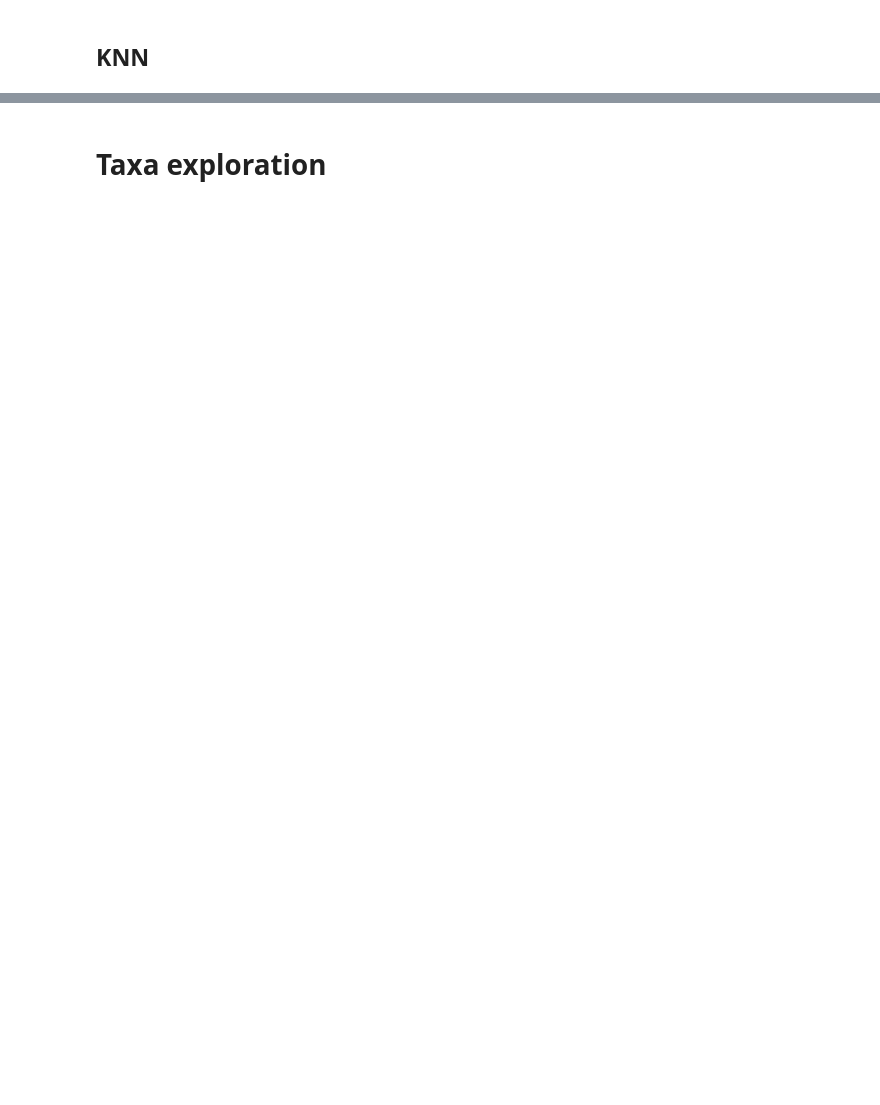
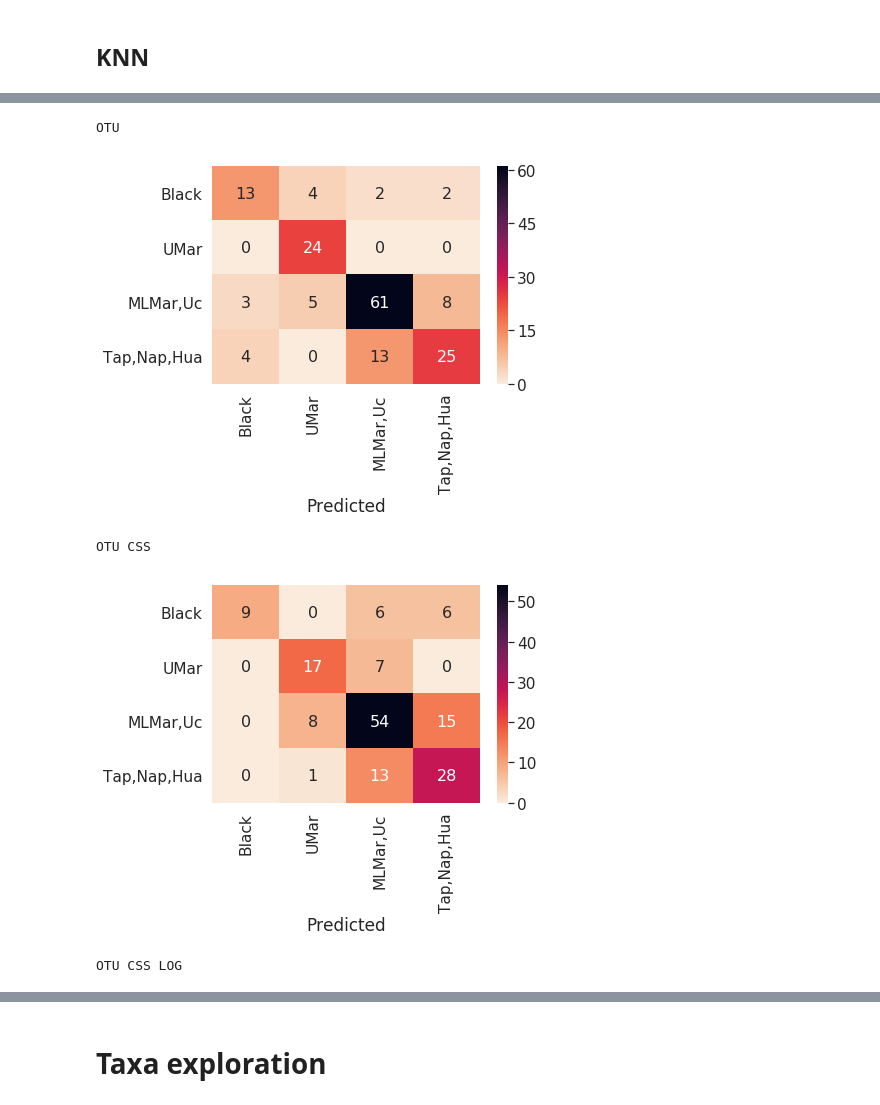
Before and after one commit to adamingas/amazon-rivers, a Jupyter notebook: classification.ipynb, the cells around one changed output, grey strips where cells are left out. Cells and saved outputs as stored; diff of their text form; code cells hidden in the pictures; blank space fills up the shorter version.

```diff
--- a/classification.ipynb
+++ b/classification.ipynb
@@ -54,6 +66,19 @@ np.random.seed(11235)
 X_train,X_test,y_train,y_test = train_test_split(otudf,wwfdf.Water,test_size = 0.2)
 np.random.seed(11235)
 Xn_train,Xn_test,y_train,y_test = train_test_split(nmds20,wwfdf.Water,test_size = 0.2)
+# %%
+
+# Creating a new response ariable with parts of the river
+# the labels are
+# 0: Black Water samples
+# 1: Upper MAranon
+# 2: Mid, Lower Maranon and Ucayially
+# 3: Tapiche, Napo, Huallaga
+wwfdf["river_label"] = np.array([1]*(wwfdf.shape[0]),dtype=int)
+# wwfdf.loc[wwfdf.Area_group_name  =="Maranon_upper",["river_label"]] =1
+wwfdf.loc[wwfdf["Area_group_name"].isin(["Maranon_lower","Maranon_mid","Ucayali"]),["river_label"]] =2
+wwfdf.loc[wwfdf["Area_group_name"].isin(["Tapiche","Napo","Huallaga"]),["river_label"]] =3
+wwfdf.loc[wwfdf["Water"].isin([0]),["river_label"]] =0
 # %% [markdown]
 # Using Logistic Regression with Lasso
 I am going to be trying both a frequentist and the bayesian approach. For the frequentist I will be using the sklearn package of python and for Bayesian I will use pymc3 to get the posterior distribution of the weights.
@@ -2401,6 +1189,25 @@ def printoutdataframe(dataframe):
         print(i)
         acc = (i[0,0]+i[1,1])/i.sum()
         print(round(acc,4))
+# %%
+def riverslabelvisualisation(dataframe):
+    """
+    Input:
+    Dataframe: A pandas dataframe of results from runningsplittest
+    Output:
+    A plot of confusion matrix"""
+    sns.set(font_scale=1.4)#for label size
+    for j,i in enumerate(dataframe.Confusion):
+        print(dataframe.index[j])
+
+        df_cm = pd.DataFrame(i, index = ["Black","UMar","MLMar,Uc","Tap,Nap,Hua"],
+                             columns=["Black","UMar","MLMar,Uc","Tap,Nap,Hua"])
+        #plt.figure(figsize = (10,7))
+        plt.title(dataframe.index[j])
+        sns.heatmap(df_cm, annot=True,annot_kws={"size": 16},cmap =sns.cm.rocket_r)
+        plt.xlabel("Predicted")
+        plt.ylabel("True")
+        plt.show()
 # %%
 def zero_params(x):
     zeroes =[]
@@ -2606,0 +1273,8 @@ OTU LOW COR
+# %%
+riverslabelvisualisation(riv_knn)
+# %% [output]
+OTU
+[figure, added]
+OTU CSS
+[figure, added]
+OTU CSS LOG
```
Also changed, not shown: parts of 90 cells of this notebook, 55 other files.
